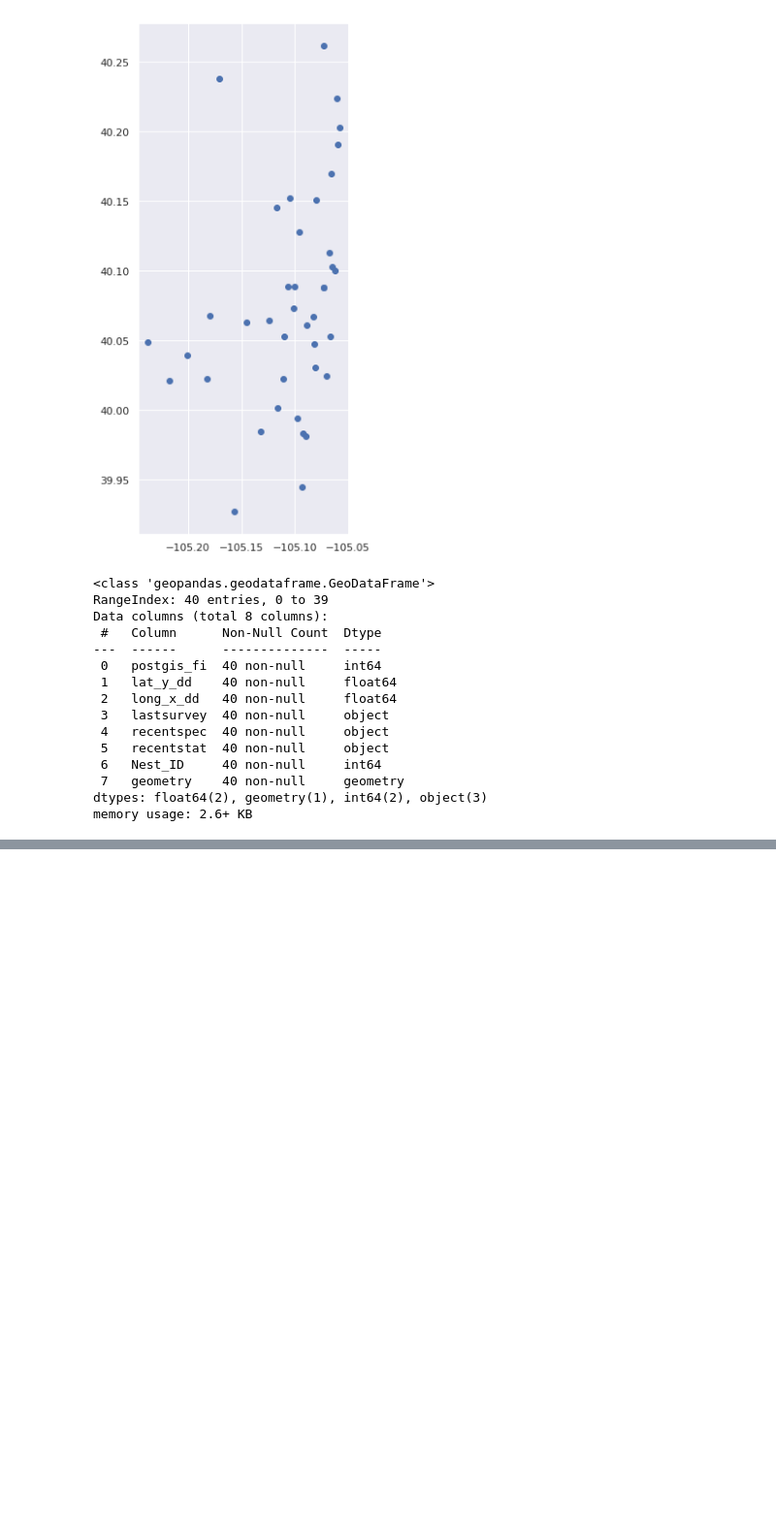
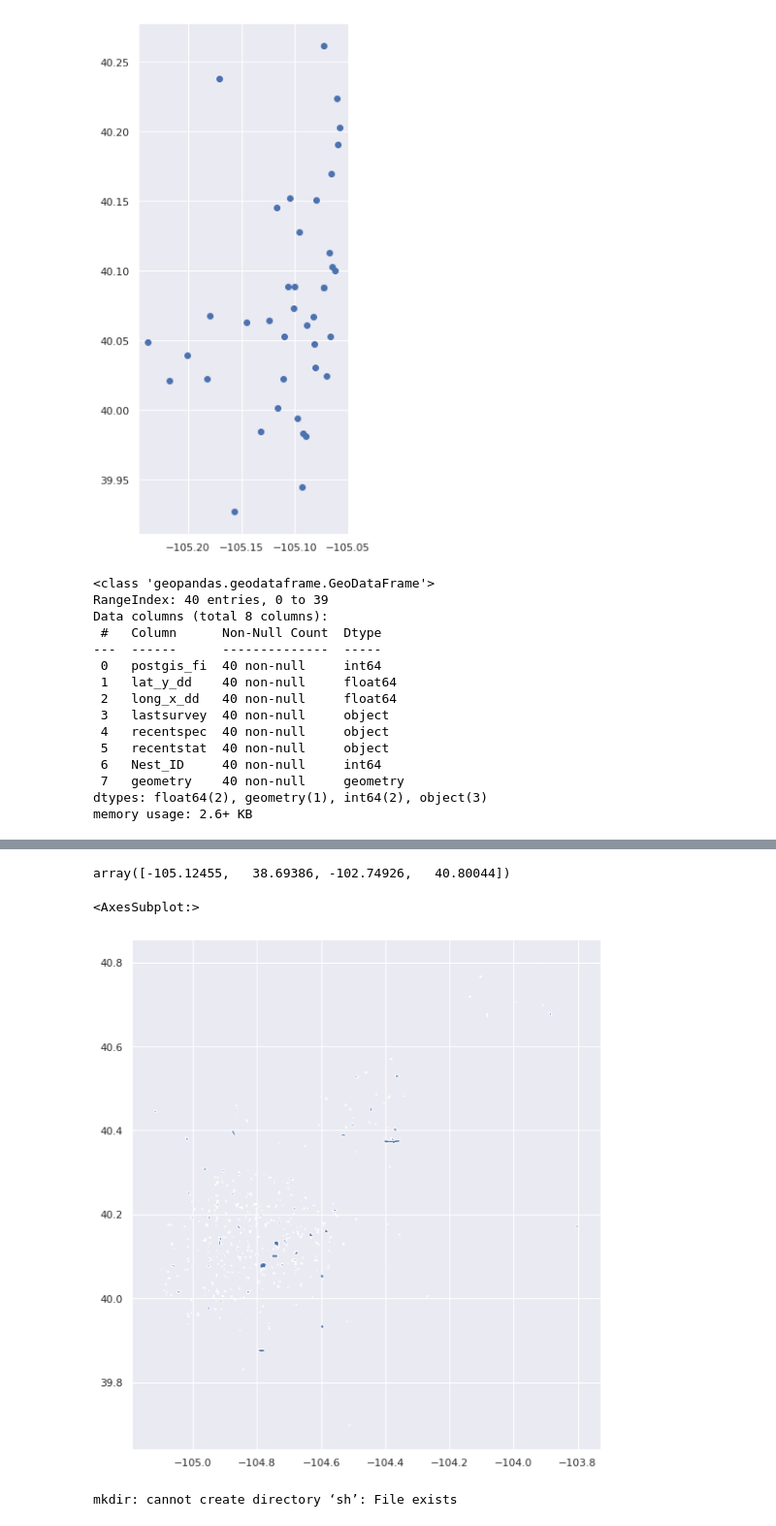
Before and after one commit to hanyelshafey/colorado_wildlife, a Jupyter notebook: hany_geopandas.ipynb, the cells around one changed output, grey strips where cells are left out. Shown at 97% size. Saved outputs shown, nothing was run; the diff lists cells and outputs as text; code cells hidden in the pictures; blank space fills up the shorter version.

```diff
--- a/hany_geopandas.ipynb
+++ b/hany_geopandas.ipynb
@@ -419,0 +668,11 @@ boulder_nests
+# %%
+buowl_ll.total_bounds
+# %% [output]
+array([-105.12455,   38.69386, -102.74926,   40.80044])
+# %%
+aoi=(-105.12455,   39.69386, -103.74926,   40.8004)
+buowl_ll=gpd.read_file("data/BUOWL_Habitat.shp",bbox=aoi)
+buowl_ll.plot(figsize=(10,10))
+# %% [output]
+<AxesSubplot:>
+[figure, added]
@@ -419,0 +681,5 @@ boulder_nests
+# %%
+%mkdir sh
+buowl_utm.to_file('sh/buowl_utm.shp')
+# %% [output]
+mkdir: cannot create directory ‘sh’: File exists
```
Also changed, not shown: parts of 75 cells of this notebook, 22 other files.
